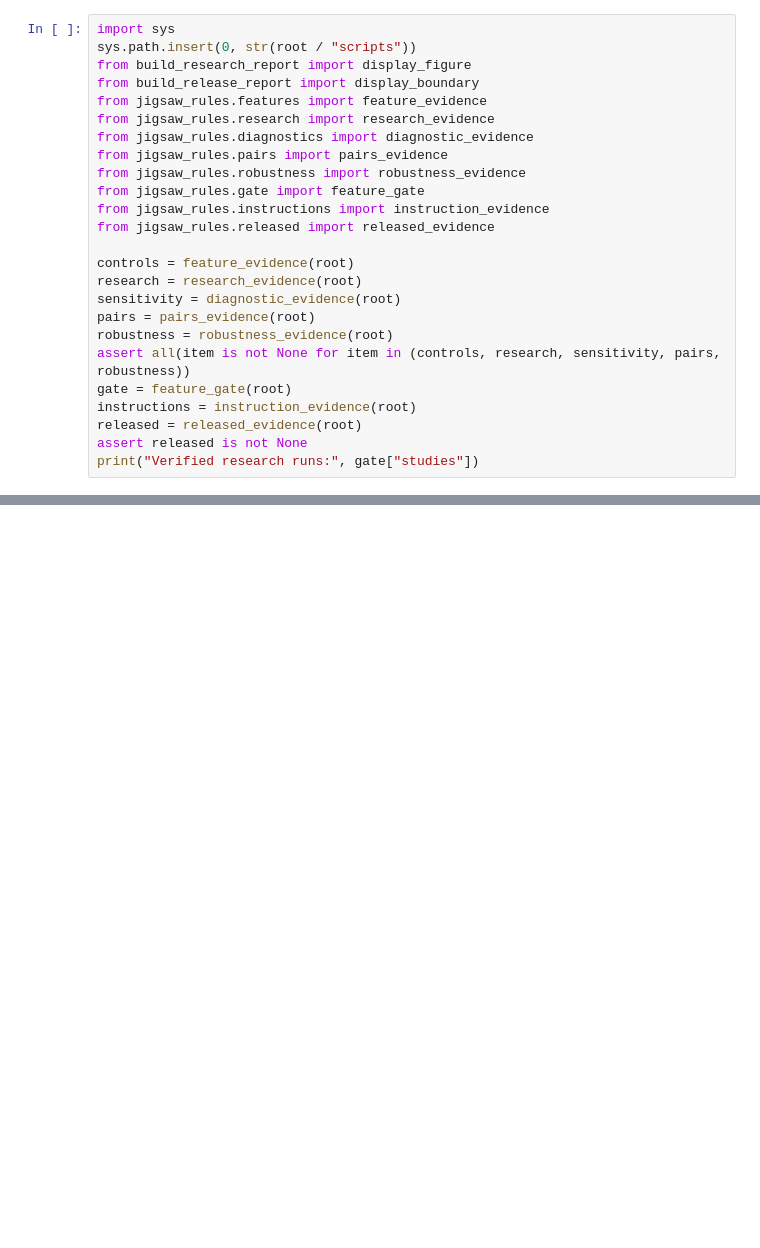
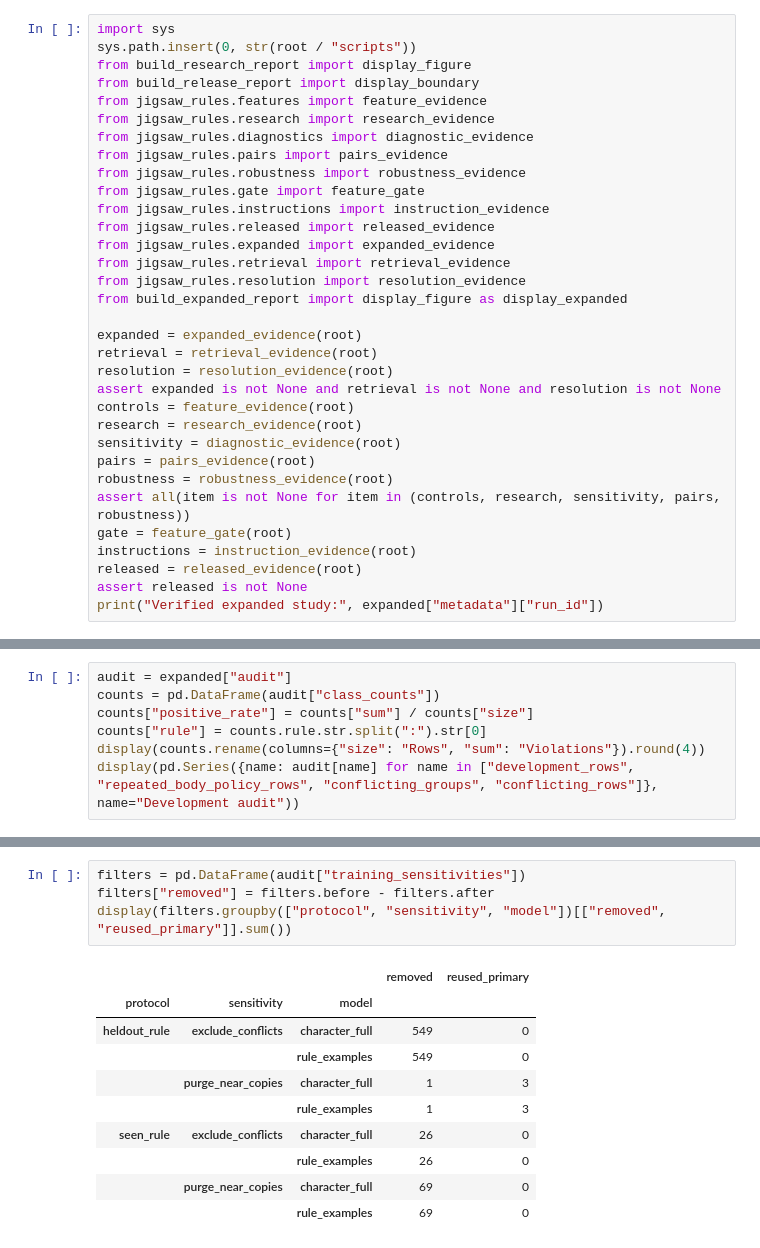
Before and after one commit to alvaromendizabal/jigsaw-rule-classifier, a Jupyter notebook: notebooks/01_data_and_validation.ipynb, the cells around one changed output, grey strips where cells are left out. Cells and saved outputs as stored; diff of their text form; blank space fills up the shorter version.

```diff
--- a/notebooks/01_data_and_validation.ipynb
+++ b/notebooks/01_data_and_validation.ipynb
@@ -44,7 +44,15 @@ from jigsaw_rules.robustness import robustness_evidence
 from jigsaw_rules.gate import feature_gate
 from jigsaw_rules.instructions import instruction_evidence
 from jigsaw_rules.released import released_evidence
+from jigsaw_rules.expanded import expanded_evidence
+from jigsaw_rules.retrieval import retrieval_evidence
+from jigsaw_rules.resolution import resolution_evidence
+from build_expanded_report import display_figure as display_expanded
 
+expanded = expanded_evidence(root)
+retrieval = retrieval_evidence(root)
+resolution = resolution_evidence(root)
+assert expanded is not None and retrieval is not None and resolution is not None
 controls = feature_evidence(root)
 research = research_evidence(root)
 sensitivity = diagnostic_evidence(root)
@@ -55,5 +63,5 @@ gate = feature_gate(root)
 instructions = instruction_evidence(root)
 released = released_evidence(root)
 assert released is not None
-print("Verified research runs:", gate["studies"])
+print("Verified expanded study:", expanded["metadata"]["run_id"])
 # %% [output]
@@ -116,0 +83,7 @@ Continue to [02 · Feature research](02_baseline_and_review.ipynb).
+# %%
+audit = expanded["audit"]
+counts = pd.DataFrame(audit["class_counts"])
+counts["positive_rate"] = counts["sum"] / counts["size"]
+counts["rule"] = counts.rule.str.split(":").str[0]
+display(counts.rename(columns={"size": "Rows", "sum": "Violations"}).round(4))
+display(pd.Series({name: audit[name] for name in ["development_rows", "repeated_body_policy_rows", "conflicting_groups", "conflicting_rows"]}, name="Development audit"))
@@ -116,0 +122,15 @@ Continue to [02 · Feature research](02_baseline_and_review.ipynb).
+# %%
+filters = pd.DataFrame(audit["training_sensitivities"])
+filters["removed"] = filters.before - filters.after
+display(filters.groupby(["protocol", "sensitivity", "model"])[["removed", "reused_primary"]].sum())
+# %% [output]
+|  |  |  | removed | reused_primary |
+| protocol | sensitivity | model |  |  |
+| heldout_rule | exclude_conflicts | character_full | 549 | 0 |
+|  |  | rule_examples | 549 | 0 |
+|  | purge_near_copies | character_full | 1 | 3 |
+|  |  | rule_examples | 1 | 3 |
+| seen_rule | exclude_conflicts | character_full | 26 | 0 |
+|  |  | rule_examples | 26 | 0 |
+|  | purge_near_copies | character_full | 69 | 0 |
+|  |  | rule_examples | 69 | 0 |
```
Also changed, not shown: parts of 20 cells of this notebook, 42 other files.
